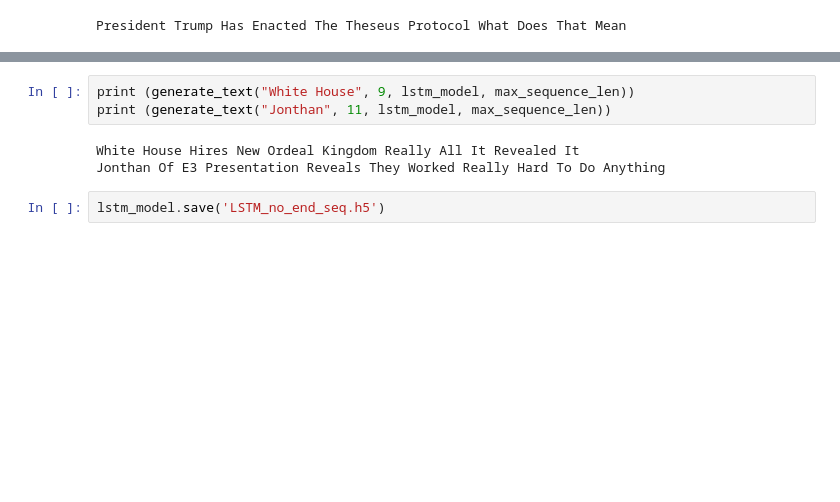
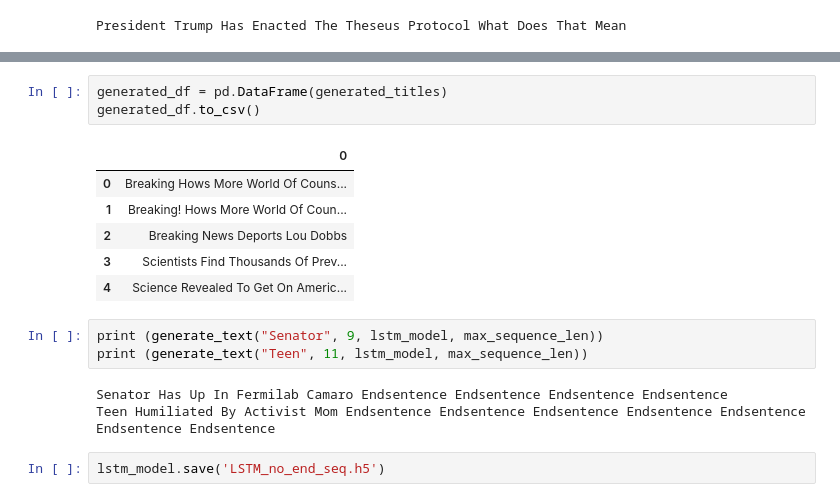
Before and after one commit to Askelan-cyber/FakeNewsGenerator, a Jupyter notebook: Caresir/LSTM.ipynb, the cells around one changed output, grey strips where cells are left out. Saved outputs shown, nothing was run; the diff lists cells and outputs as text; blank space fills up the shorter version.

```diff
--- a/Caresir/LSTM.ipynb
+++ b/Caresir/LSTM.ipynb
@@ -238,9 +260,19 @@ Three Fingered On Class Trip To Washington Dc
+# %%
+generated_df = pd.DataFrame(generated_titles)
+generated_df.to_csv()
+# %% [output]
+|  | 0 |
+| 0 | Breaking Hows More World Of Couns... |
+| 1 | Breaking! Hows More World Of Coun... |
+| 2 | Breaking News Deports Lou Dobbs |
+| 3 | Scientists Find Thousands Of Prev... |
+| 4 | Science Revealed To Get On Americ... |
 # %%
-print (generate_text("White House", 9, lstm_model, max_sequence_len))
-print (generate_text("Jonthan", 11, lstm_model, max_sequence_len))
+print (generate_text("Senator", 9, lstm_model, max_sequence_len))
+print (generate_text("Teen", 11, lstm_model, max_sequence_len))
 # %% [output]
-White House Hires New Ordeal Kingdom Really All It Revealed It
-Jonthan Of E3 Presentation Reveals They Worked Really Hard To Do Anything
+Senator Has Up In Fermilab Camaro Endsentence Endsentence Endsentence Endsentence
+Teen Humiliated By Activist Mom Endsentence Endsentence Endsentence Endsentence Endsentence Endsentence Endsentence
 # %%
 lstm_model.save('LSTM_no_end_seq.h5')
 # %%
```
Also changed, not shown: parts of 4 cells of this notebook, 1 other file.
